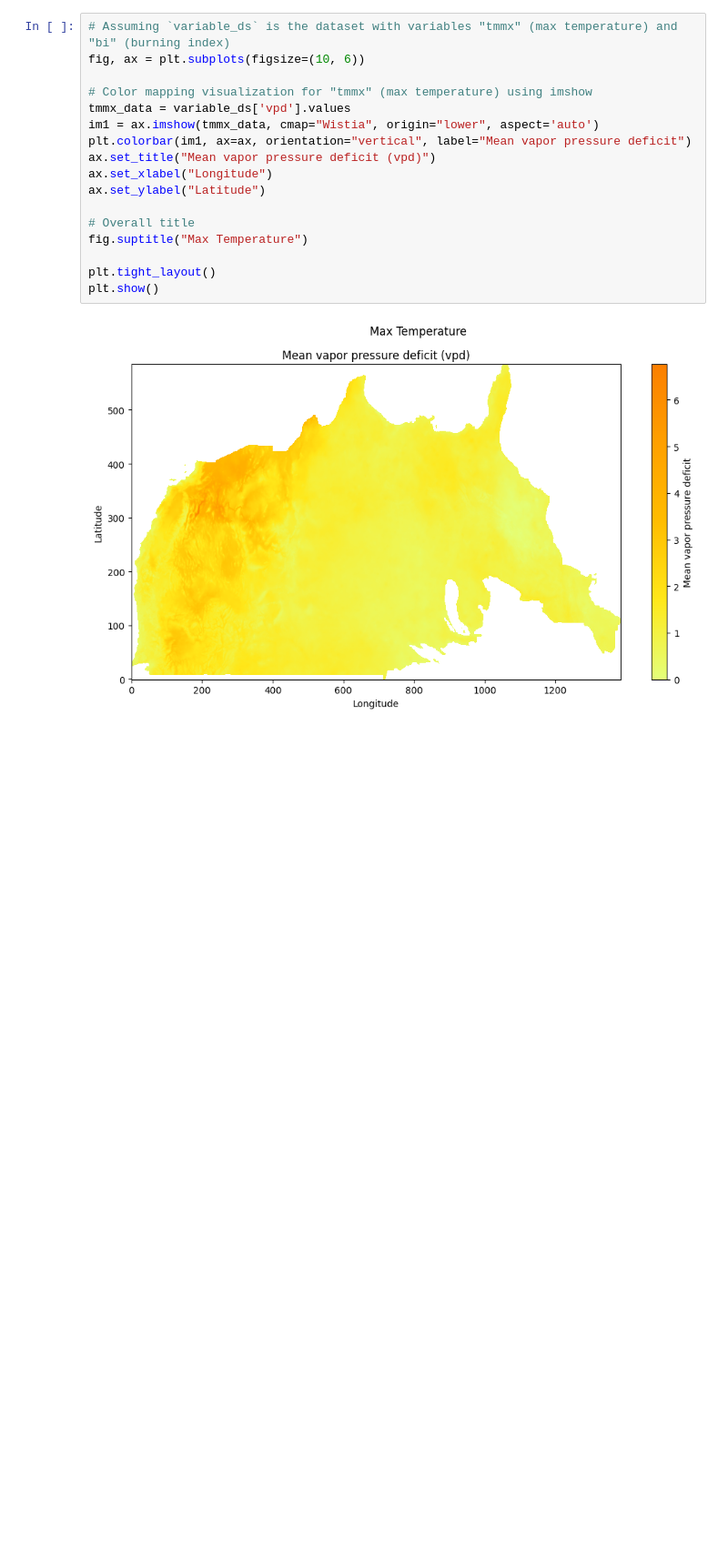
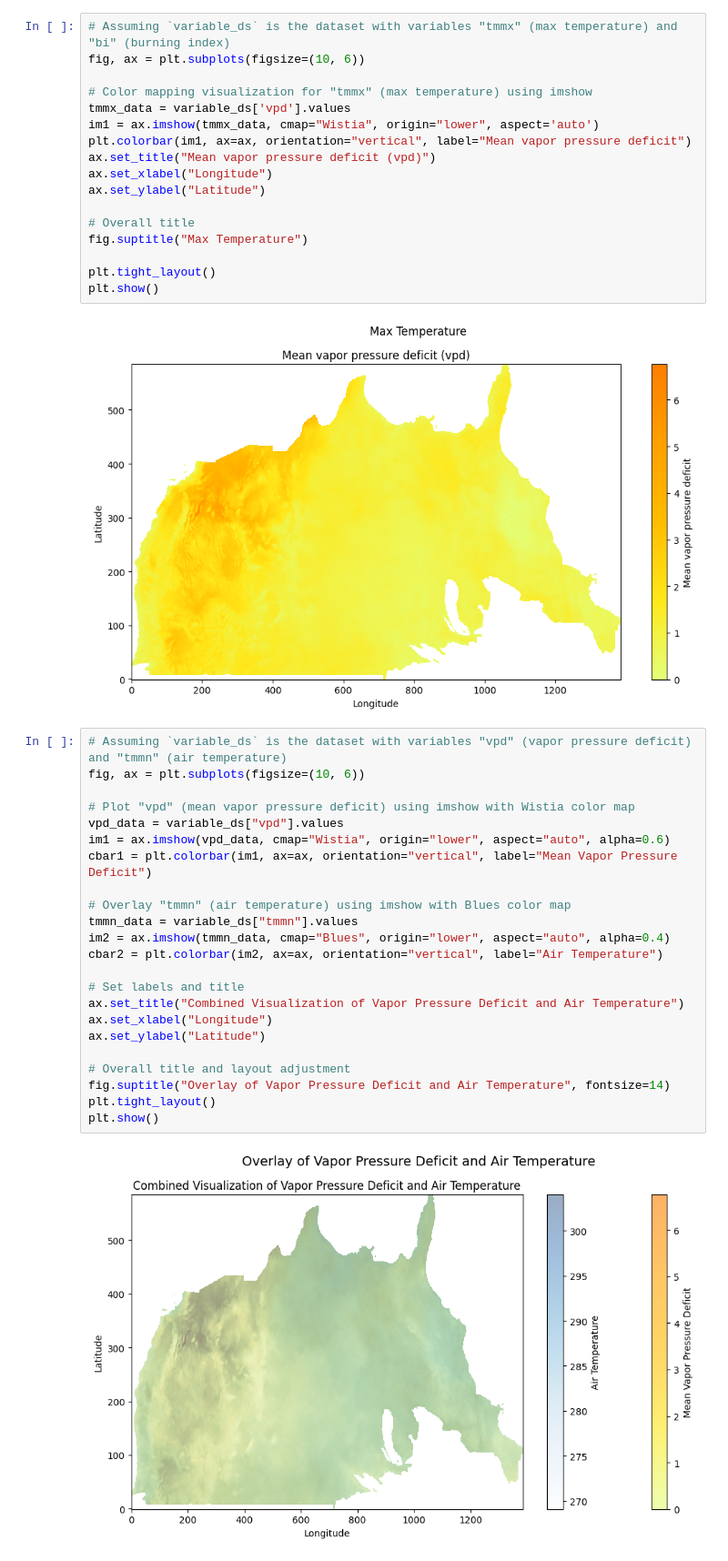
Before and after one commit to valmikGit/Data-Visualization, a Jupyter notebook: Assignment 2/DV.ipynb, the cells around one changed output. Shown at 91% size. Cells and saved outputs as stored; diff of their text form; blank space fills up the shorter version.

```diff
--- a/Assignment 2/DV.ipynb
+++ b/Assignment 2/DV.ipynb
@@ -338,3 +338,28 @@ plt.tight_layout()
 plt.show()
 # %% [output]
 [figure]
+# %%
+# Assuming `variable_ds` is the dataset with variables "vpd" (vapor pressure deficit) and "tmmn" (air temperature)
+fig, ax = plt.subplots(figsize=(10, 6))
+
+# Plot "vpd" (mean vapor pressure deficit) using imshow with Wistia color map
+vpd_data = variable_ds["vpd"].values
+im1 = ax.imshow(vpd_data, cmap="Wistia", origin="lower", aspect="auto", alpha=0.6)
+cbar1 = plt.colorbar(im1, ax=ax, orientation="vertical", label="Mean Vapor Pressure Deficit")
+
+# Overlay "tmmn" (air temperature) using imshow with Blues color map
+tmmn_data = variable_ds["tmmn"].values
+im2 = ax.imshow(tmmn_data, cmap="Blues", origin="lower", aspect="auto", alpha=0.4)
+cbar2 = plt.colorbar(im2, ax=ax, orientation="vertical", label="Air Temperature")
+
+# Set labels and title
+ax.set_title("Combined Visualization of Vapor Pressure Deficit and Air Temperature")
+ax.set_xlabel("Longitude")
+ax.set_ylabel("Latitude")
+
+# Overall title and layout adjustment
+fig.suptitle("Overlay of Vapor Pressure Deficit and Air Temperature", fontsize=14)
+plt.tight_layout()
+plt.show()
+# %% [output]
+[figure, added]
```
Also changed, not shown: parts of 1 cell of this notebook.
